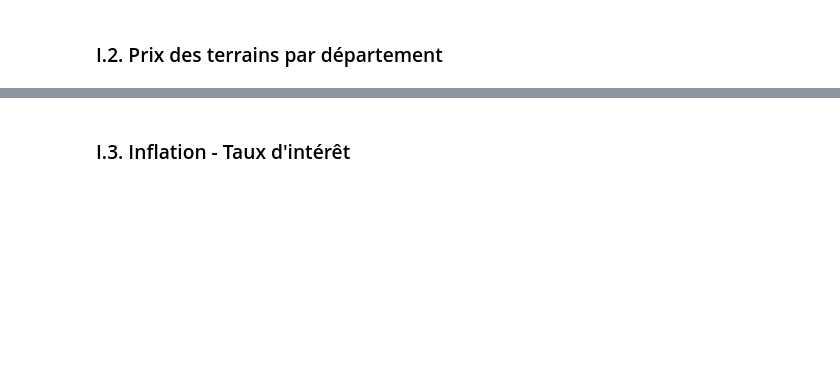
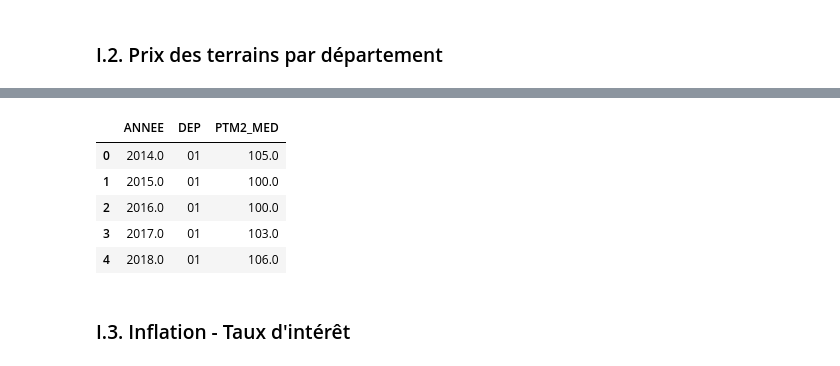
Before and after one commit to pwisniewski-econ/interestnpy, a Jupyter notebook: notebook_french.ipynb, the cells around one changed output, grey strips where cells are left out. Drawn from its saved outputs; the diff is of its cells as text; code cells hidden in the pictures; blank space fills up the shorter version.

```diff
--- a/notebook_french.ipynb
+++ b/notebook_french.ipynb
@@ -151,6 +165,15 @@ TER_DF = TER_DF[TER_DF['ANNEE'] > 2013]
 TERDEP_DF = pd.merge(DEPREG_DF, TER_DF, left_on='REG', right_on='ZONE_CODE', how='left')
 TERDEP_DF = TERDEP_DF.dropna().reset_index(drop=True)[['ANNEE', 'DEP', 'PTM2_MED']]
 TERDEP_DF.to_feather(path+"/data/interim/terrains_py.feather")
+# %%
+TERDEP_DF.head()
+# %% [output]
+|  | ANNEE | DEP | PTM2_MED |
+| 0 | 2014.0 | 01 | 105.0 |
+| 1 | 2015.0 | 01 | 100.0 |
+| 2 | 2016.0 | 01 | 100.0 |
+| 3 | 2017.0 | 01 | 103.0 |
+| 4 | 2018.0 | 01 | 106.0 |
 # %% [markdown]
 ### I.3. Inflation - Taux d'intérêt
 # %%
```
Also changed, not shown: parts of 8 cells of this notebook.
